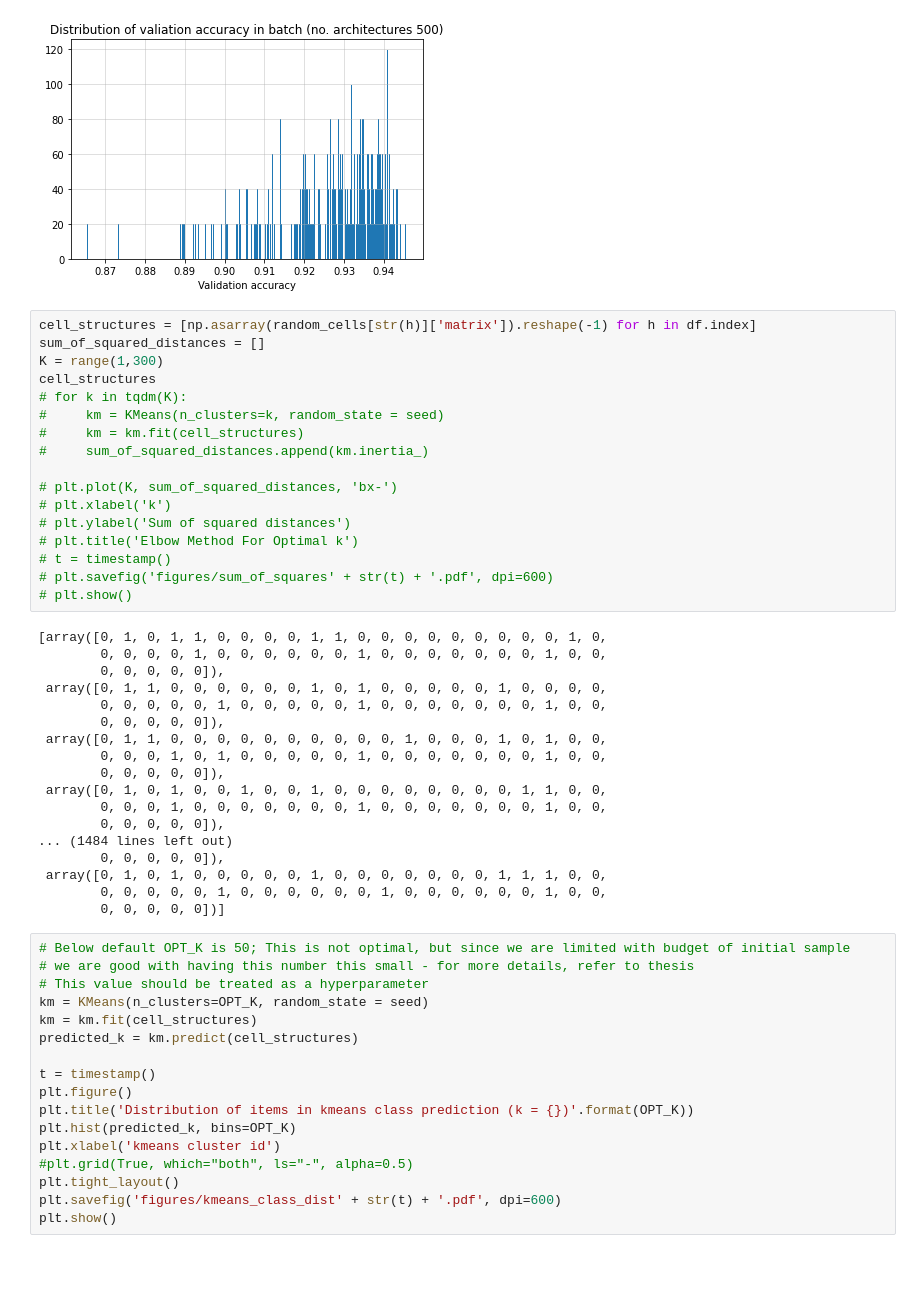
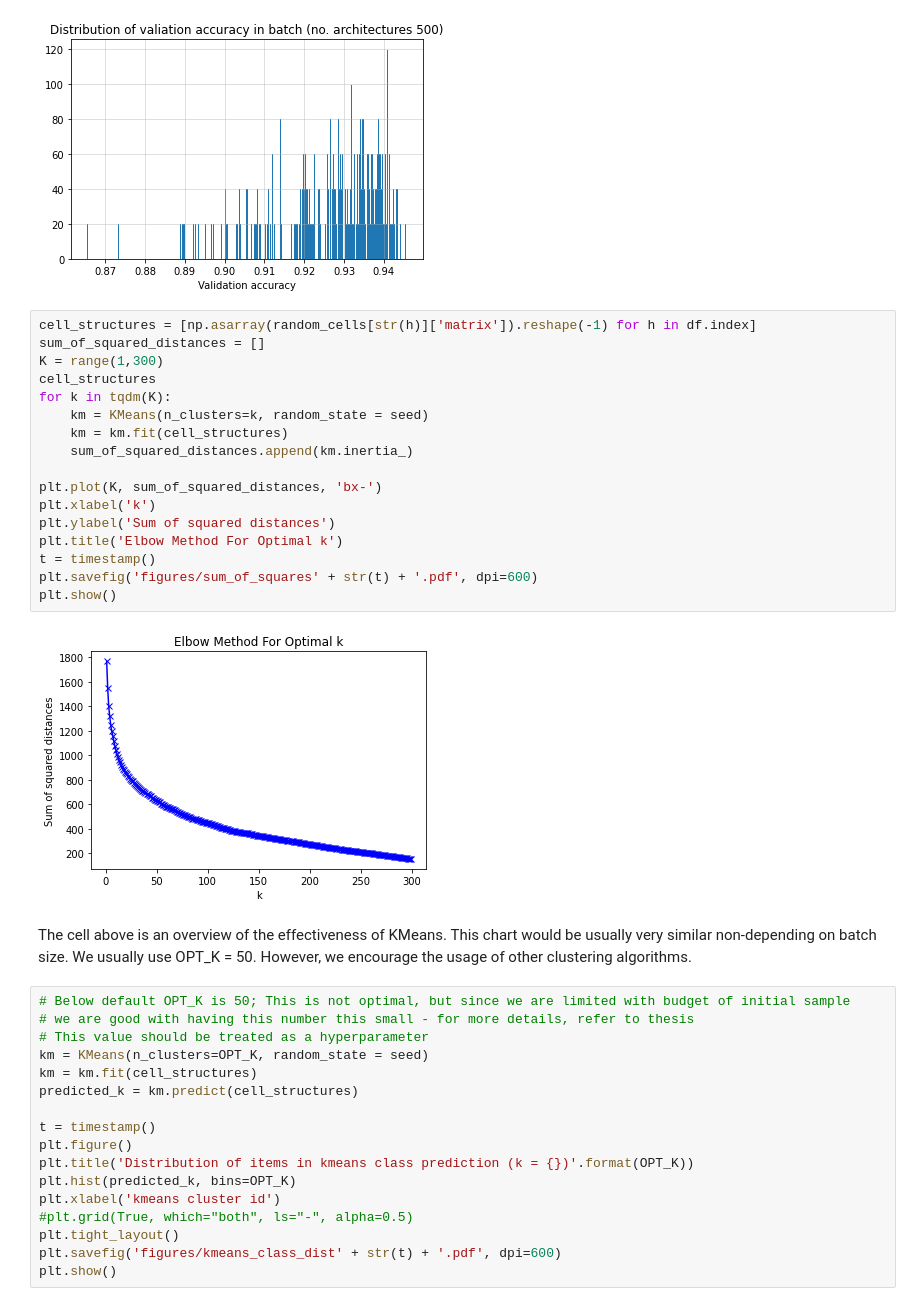
Before and after one commit to volodymyrlut/masters-project, a Jupyter notebook: neural-architecture-search/nas_probabilistic.ipynb, the cells around one changed output. Cells and saved outputs as stored; diff of their text form; blank space fills up the shorter version.

```diff
--- a/neural-architecture-search/nas_probabilistic.ipynb
+++ b/neural-architecture-search/nas_probabilistic.ipynb
@@ -90,38 +87,24 @@ dt.plot_data(df)
 # %%
 cell_structures = [np.asarray(random_cells[str(h)]['matrix']).reshape(-1) for h in df.index]
 sum_of_squared_distances = []
 K = range(1,300)
 cell_structures
-# for k in tqdm(K):
-#     km = KMeans(n_clusters=k, random_state = seed)
-#     km = km.fit(cell_structures)
-#     sum_of_squared_distances.append(km.inertia_)
+for k in tqdm(K):
+    km = KMeans(n_clusters=k, random_state = seed)
+    km = km.fit(cell_structures)
+    sum_of_squared_distances.append(km.inertia_)
 
-# plt.plot(K, sum_of_squared_distances, 'bx-')
-# plt.xlabel('k')
-# plt.ylabel('Sum of squared distances')
-# plt.title('Elbow Method For Optimal k')
-# t = timestamp()
-# plt.savefig('figures/sum_of_squares' + str(t) + '.pdf', dpi=600)
-# plt.show()
+plt.plot(K, sum_of_squared_distances, 'bx-')
+plt.xlabel('k')
+plt.ylabel('Sum of squared distances')
+plt.title('Elbow Method For Optimal k')
+t = timestamp()
+plt.savefig('figures/sum_of_squares' + str(t) + '.pdf', dpi=600)
+plt.show()
 # %% [output]
-[array([0, 1, 0, 1, 1, 0, 0, 0, 0, 1, 1, 0, 0, 0, 0, 0, 0, 0, 0, 0, 1, 0,
-        0, 0, 0, 0, 1, 0, 0, 0, 0, 0, 0, 1, 0, 0, 0, 0, 0, 0, 0, 1, 0, 0,
-        0, 0, 0, 0, 0]),
- array([0, 1, 1, 0, 0, 0, 0, 0, 0, 1, 0, 1, 0, 0, 0, 0, 0, 1, 0, 0, 0, 0,
-        0, 0, 0, 0, 0, 1, 0, 0, 0, 0, 0, 1, 0, 0, 0, 0, 0, 0, 0, 1, 0, 0,
-        0, 0, 0, 0, 0]),
- array([0, 1, 1, 0, 0, 0, 0, 0, 0, 0, 0, 0, 0, 1, 0, 0, 0, 1, 0, 1, 0, 0,
-        0, 0, 0, 1, 0, 1, 0, 0, 0, 0, 0, 1, 0, 0, 0, 0, 0, 0, 0, 1, 0, 0,
-        0, 0, 0, 0, 0]),
- array([0, 1, 0, 1, 0, 0, 1, 0, 0, 1, 0, 0, 0, 0, 0, 0, 0, 0, 1, 1, 0, 0,
-        0, 0, 0, 1, 0, 0, 0, 0, 0, 0, 0, 1, 0, 0, 0, 0, 0, 0, 0, 1, 0, 0,
-        0, 0, 0, 0, 0]),
-... (1484 lines left out)
-        0, 0, 0, 0, 0]),
- array([0, 1, 0, 1, 0, 0, 0, 0, 0, 1, 0, 0, 0, 0, 0, 0, 0, 1, 1, 1, 0, 0,
-        0, 0, 0, 0, 0, 1, 0, 0, 0, 0, 0, 0, 1, 0, 0, 0, 0, 0, 0, 1, 0, 0,
-        0, 0, 0, 0, 0])]
+[figure, added]
+# %% [markdown]
+The cell above is an overview of the effectiveness of KMeans. This chart would be usually very similar non-depending on batch size. We usually use OPT_K = 50. However, we encourage the usage of other clustering algorithms.
 # %%
 # Below default OPT_K is 50; This is not optimal, but since we are limited with budget of initial sample
 # we are good with having this number this small - for more details, refer to thesis
```
Also changed, not shown: parts of 13 cells of this notebook, 11 other files.
